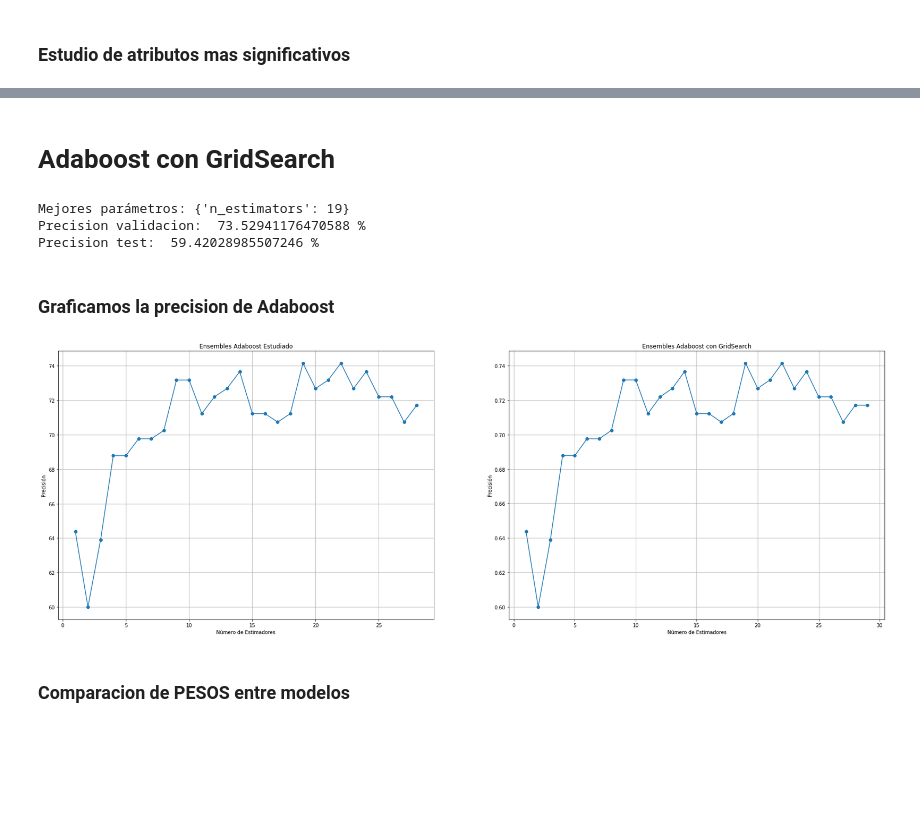
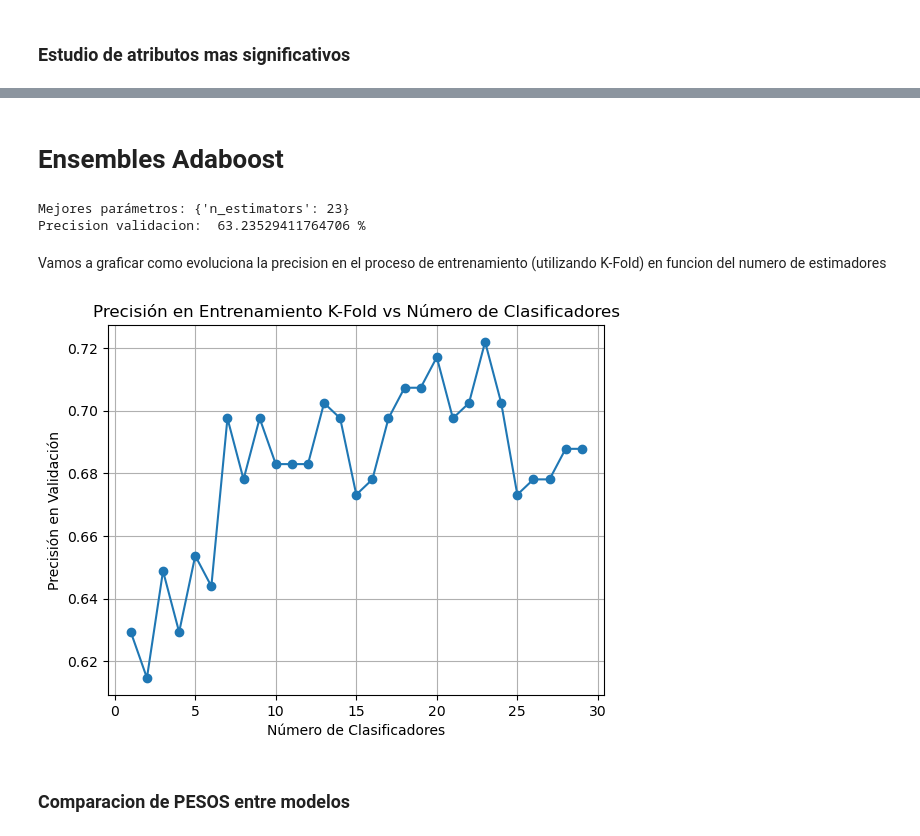
Before and after one commit to WADEBER/Trabajo-Aprendizaje, a Jupyter notebook: alcoholism.ipynb, the cells around one changed output, grey strips where cells are left out. Saved outputs shown, nothing was run; the diff lists cells and outputs as text; code cells hidden in the pictures; blank space fills up the shorter version.

```diff
--- a/alcoholism.ipynb
+++ b/alcoholism.ipynb
@@ -645,5 +582,5 @@ Precisión en el conjunto de prueba: 53.62 %
 # %% [markdown]
-# Adaboost con GridSearch
+# Ensembles Adaboost
 # %%
 #Defininos el clasificadores base
 clasificador_base = DecisionTreeClassifier(criterion='entropy', max_depth=1)
@@ -662,55 +599,30 @@ best_params_adaboost = grid_search_adaboost.best_params_
 
 print("Mejores parámetros:", best_params_adaboost)
 
-
 #Precision Validacion
 y_pred_val = best_model_adaboost.predict(X_val)
 precision_calificacion_val = accuracy_score(y_val_calificacion, y_pred_val)
 print("Precision validacion: ", 100 * precision_calificacion_val, "%")
-
-#Precision Test
-y_pred_test = best_model_adaboost.predict(X_test)
-precision_calificacion_test = accuracy_score(y_test_calificacion, y_pred_test)
-print("Precision test: ", 100 * precision_calificacion_test, "%\n")
 # %% [output]
-Mejores parámetros: {'n_estimators': 19}
-Precision validacion:  73.52941176470588 %
-Precision test:  59.42028985507246 %
+Mejores parámetros: {'n_estimators': 23}
+Precision validacion:  63.23529411764706 %
-# %% [markdown]
-### Graficamos la precision de Adaboost
-# %%
-# Creamos una figura y un conjunto de subtramas
-fig, ax = plt.subplots(1, 2, figsize=(30, 10))
-
-ax[0].plot(clasificadores, precision, marker='o')
-ax[0].set_title('Ensembles Adaboost Estudiado')
-ax[0].set_xlabel('Número de Estimadores')
-ax[0].set_ylabel('Precisión')
-ax[0].grid(True)
-
-# Obtener los resultados de la validación cruzada
-cv_results = grid_search_adaboost.cv_results_
-
-
-# Obtener las puntuaciones de prueba media para cada número de estimadores
-mean_test_scores = cv_results['mean_test_score']
-
-# Crear una lista con el número de estimadores
-n_estimators = list(range(1, 30))
-
-# Graficar la precisión en función del número de estimadores
-ax[1].plot(n_estimators, mean_test_scores, marker='o')
-
-# Configurar el título y las etiquetas de los ejes
-ax[1].set_title('Ensembles Adaboost con GridSearch')
-ax[1].set_xlabel('Número de Estimadores')
-ax[1].set_ylabel('Precisión')
-
-# Mostrar la gráfica
-ax[1].grid(True)
-plt.show()
-# %% [output]
-[figure, removed]
+# %% [markdown]
+Vamos a graficar como evoluciona la precision en el proceso de entrenamiento (utilizando K-Fold) en funcion del numero de estimadores
+# %%
+
+cv_results = grid_search_adaboost.cv_results_
+mean_test_scores = cv_results['mean_test_score']
+
+# Crear una lista con el número de estimadores
+n_estimators = list(range(1, 30))
+plt.plot(n_estimators, mean_test_scores, marker='o')
+plt.title('Precisión en Entrenamiento K-Fold vs Número de Clasificadores')
+plt.xlabel('Número de Clasificadores')
+plt.ylabel('Precisión en Validación')
+plt.grid(True)
+plt.show()
+# %% [output]
+[figure, added]
 # %% [markdown]
 ### Comparacion de PESOS entre modelos
 # %%
```
Also changed, not shown: parts of 19 cells of this notebook.
